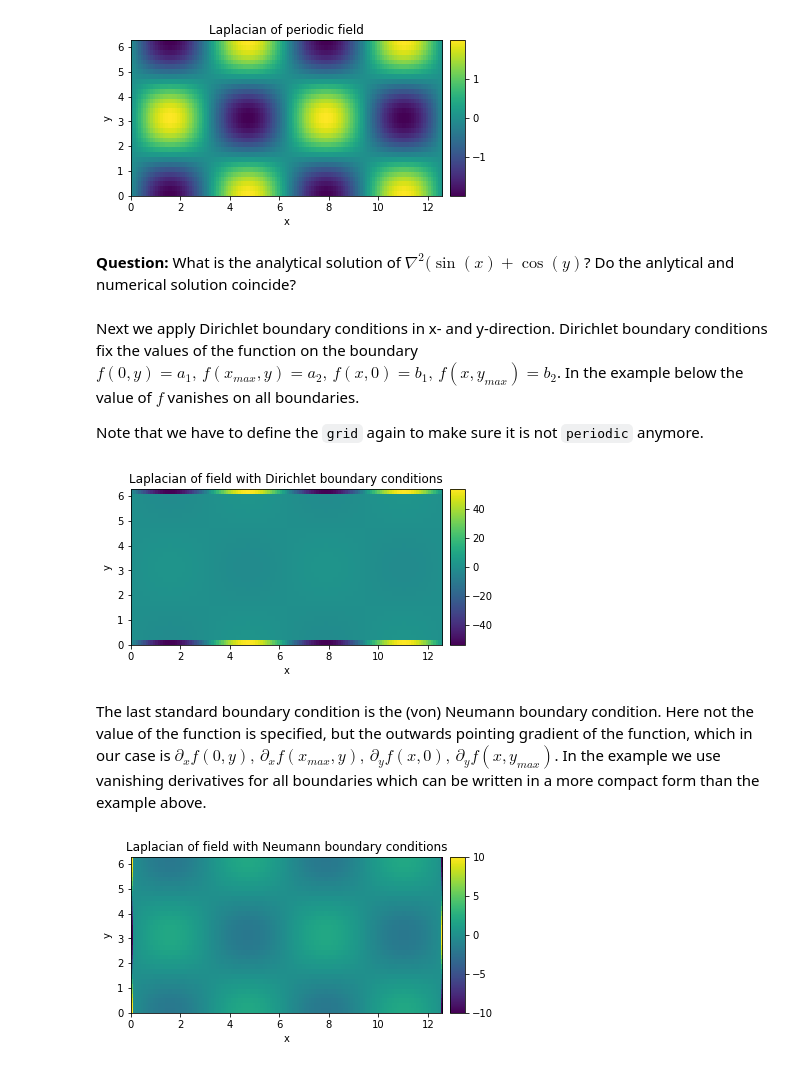
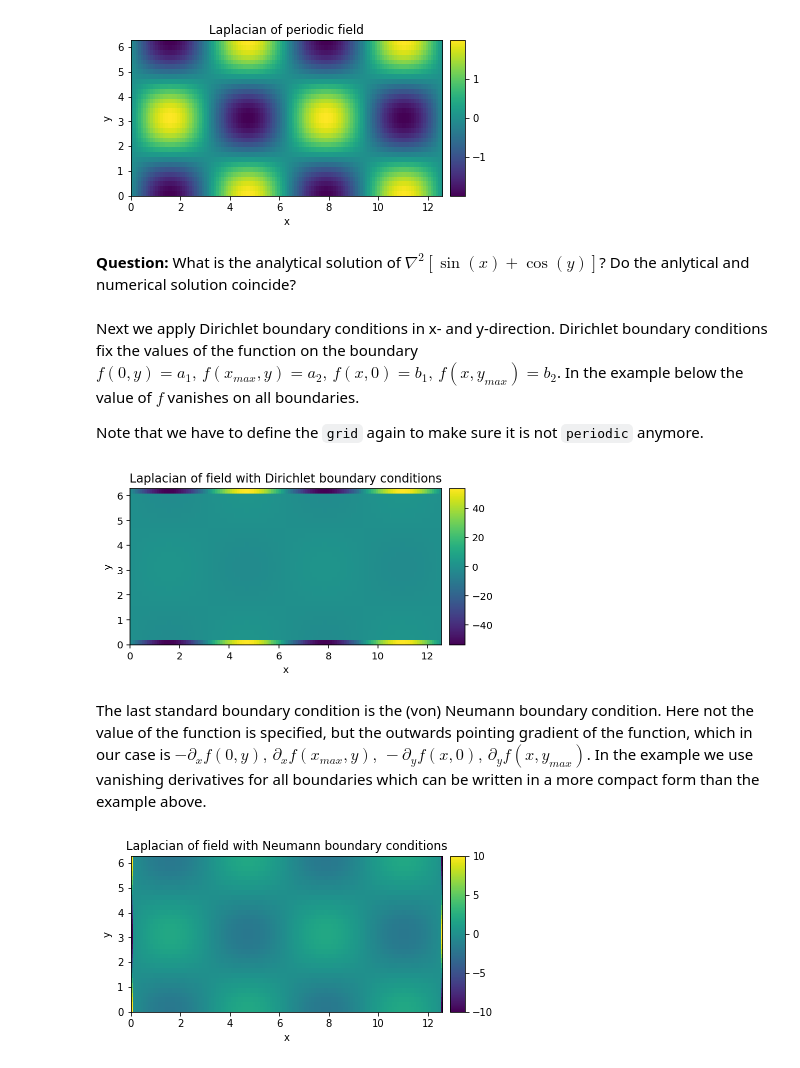
Before and after one commit to zwicker-group/tutorial-pattern-formation-in-cells, a Jupyter notebook: 01_Introduction_py-pde.ipynb, the cells around one changed output. Cells and saved outputs as stored; diff of their text form; code cells hidden in the pictures.

```diff
--- a/01_Introduction_py-pde.ipynb
+++ b/01_Introduction_py-pde.ipynb
@@ -173,24 +177,24 @@ laplace_per.plot(title='Laplacian of periodic field', colorbar=True);
 # %% [output]
 [figure]
 # %% [markdown]
-<b>Question:</b> What is the analytical solution of $\nabla^2(\sin(x)+\cos(y)$? Do the anlytical and numerical solution coincide?
+<b>Question:</b> What is the analytical solution of $\nabla^2[\sin(x)+\cos(y)]$? Do the anlytical and numerical solution coincide?
 # %% [markdown]
 Next we apply Dirichlet boundary conditions in x- and y-direction. Dirichlet boundary conditions fix the values of the function on the boundary $f(0,y)=a_1,\, f(x_{max},y)=a_2,\, f(x,0)=b_1,\, f(x,y_{max})=b_2$. In the example below the value of $f$ vanishes on all boundaries.
 
 Note that we have to define the `grid` again to make sure it is not `periodic` anymore.
 # %%
-grid = pde.CartesianGrid([[0, 4*np.pi], [0, 2*np.pi]], [128, 32])
+grid = pde.CartesianGrid([[0, 4*np.pi], [0, 2*np.pi]], [128, 32], periodic=False)
 field = pde.ScalarField.from_expression(grid, 'sin(x) * cos(y)')
 
 bc_x = ({"value": 0}, {"value": 0})
 bc_y = ({"value": 0}, {"value": 0})
 
 laplace_dir = field.laplace(bc=[bc_x, bc_y])
 laplace_dir.plot(title='Laplacian of field with Dirichlet boundary conditions', colorbar=True);
 # %% [output]
-[figure, old version]
+[figure, new version]
 # %% [markdown]
-The last standard boundary condition is the (von) Neumann boundary condition. Here not the value of the function is specified, but the outwards pointing gradient of the function, which in our case is $\partial_x f(0,y),\, \partial_x f(x_{max},y),\, \partial_y f(x,0),\,\partial_y f(x,y_{max})$. In the example we use vanishing derivatives for all boundaries which can be written in a more compact form than the example above.
+The last standard boundary condition is the (von) Neumann boundary condition. Here not the value of the function is specified, but the outwards pointing gradient of the function, which in our case is $-\partial_x f(0,y),\, \partial_x f(x_{max},y),\, -\partial_y f(x,0),\,\partial_y f(x,y_{max})$. In the example we use vanishing derivatives for all boundaries which can be written in a more compact form than the example above.
 # %%
 laplace_neu = field.laplace({'derivative': 0})
 laplace_neu.plot(title='Laplacian of field with Neumann boundary conditions', colorbar=True);
```
Also changed, not shown: parts of 19 cells of this notebook.
